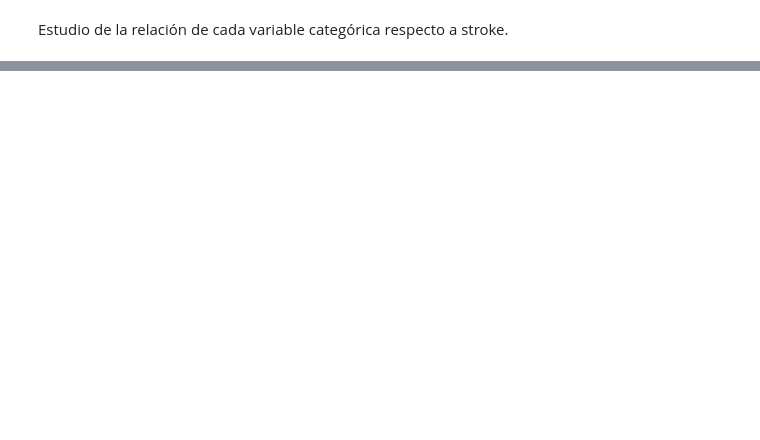
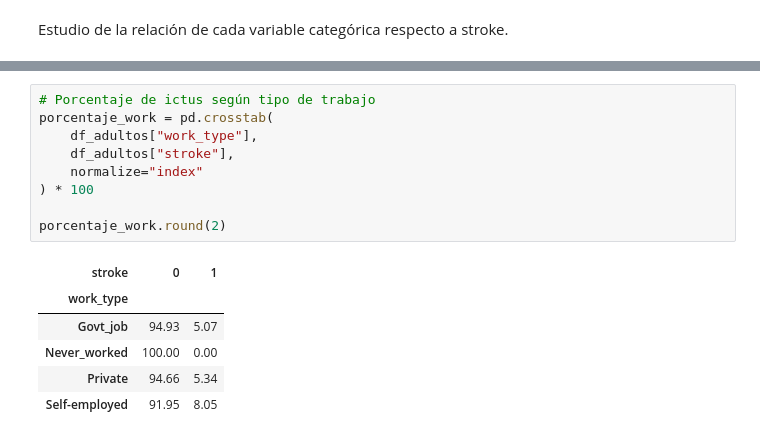
Before and after one commit to raquelmartinrodriguez/prediccion_ocurrencia_infarto_cerebral, a Jupyter notebook: prediccion_infarto_cerebral.ipynb, the cells around one changed output, grey strips where cells are left out. Cells and saved outputs as stored; diff of their text form; blank space fills up the shorter version.

```diff
--- a/prediccion_infarto_cerebral.ipynb
+++ b/prediccion_infarto_cerebral.ipynb
@@ -769,0 +1312,16 @@ Variables categóricas: ['gender', 'hypertension', 'heart_disease', 'ever_marrie
+# %%
+# Porcentaje de ictus según tipo de trabajo
+porcentaje_work = pd.crosstab(
+    df_adultos["work_type"],
+    df_adultos["stroke"],
+    normalize="index"
+) * 100
+
+porcentaje_work.round(2)
+# %% [output]
+| stroke | 0 | 1 |
+| work_type |  |  |
+| Govt_job | 94.93 | 5.07 |
+| Never_worked | 100.00 | 0.00 |
+| Private | 94.66 | 5.34 |
+| Self-employed | 91.95 | 8.05 |
```
Also changed, not shown: parts of 96 cells of this notebook, 1 other file.
